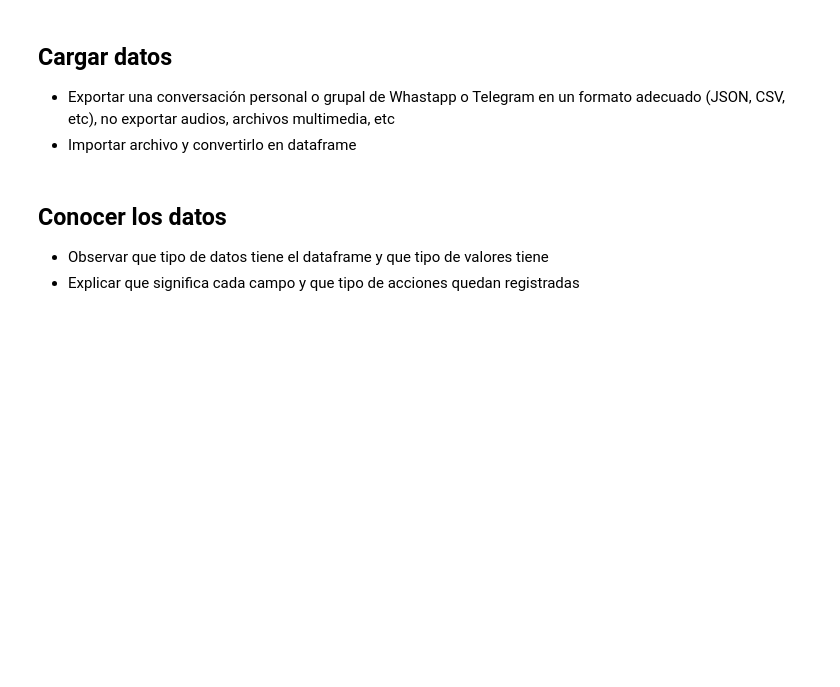
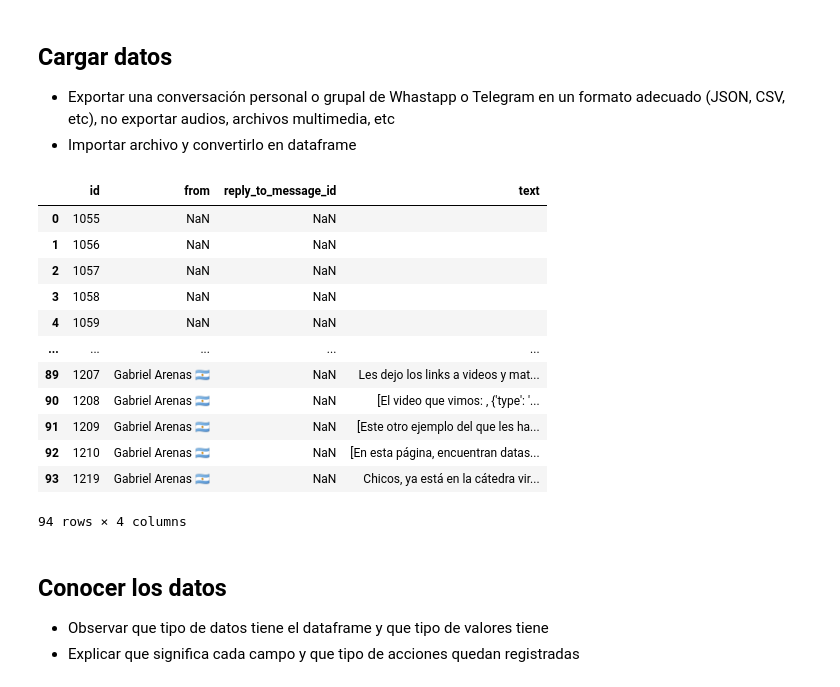
Before and after one commit to DelfinaQuinteros/BD-ll, a Jupyter notebook: 3 - Valores atípicos/TP3.ipynb, the cells around one changed output. Saved outputs shown, nothing was run; the diff lists cells and outputs as text; code cells hidden in the pictures; blank space fills up the shorter version.

```diff
--- a/3 - Valores atípicos/TP3.ipynb
+++ b/3 - Valores atípicos/TP3.ipynb
@@ -4,6 +4,39 @@
 ## Cargar datos
 - Exportar una conversación personal o grupal de Whastapp o Telegram en un formato adecuado (JSON, CSV, etc), no exportar audios, archivos multimedia, etc
 - Importar archivo y convertirlo en dataframe
+# %%
+import json
+import pandas as pd
+import numpy as np
+import requests
+import os, sys
+import matplotlib.pyplot as plt
+%matplotlib inline
+import seaborn as sns
+
+chat = open('data/result.json', encoding='utf8')
+data = json.load(chat)
+
+msgs = data['messages']
+dmain = pd.DataFrame(msgs)
+
+df = dmain.filter(items = ['id','from', 'reply_to_message_id' ,'text'])
+
+df
+# %% [output]
+|  | id | from | reply_to_message_id | text |
+| 0 | 1055 | NaN | NaN |  |
+| 1 | 1056 | NaN | NaN |  |
+| 2 | 1057 | NaN | NaN |  |
+| 3 | 1058 | NaN | NaN |  |
+| 4 | 1059 | NaN | NaN |  |
+| ... | ... | ... | ... | ... |
+| 89 | 1207 | Gabriel Arenas 🇦🇷 | NaN | Les dejo los links a videos y mat... |
+| 90 | 1208 | Gabriel Arenas 🇦🇷 | NaN | [El video que vimos: , {'type': '... |
+| 91 | 1209 | Gabriel Arenas 🇦🇷 | NaN | [Este otro ejemplo del que les ha... |
+| 92 | 1210 | Gabriel Arenas 🇦🇷 | NaN | [En esta página, encuentran datas... |
+| 93 | 1219 | Gabriel Arenas 🇦🇷 | NaN | Chicos, ya está en la cátedra vir... |
+94 rows × 4 columns
 # %% [markdown]
 ## Conocer los datos
 
```
Also changed, not shown: parts of 10 cells of this notebook, 41 other files.
